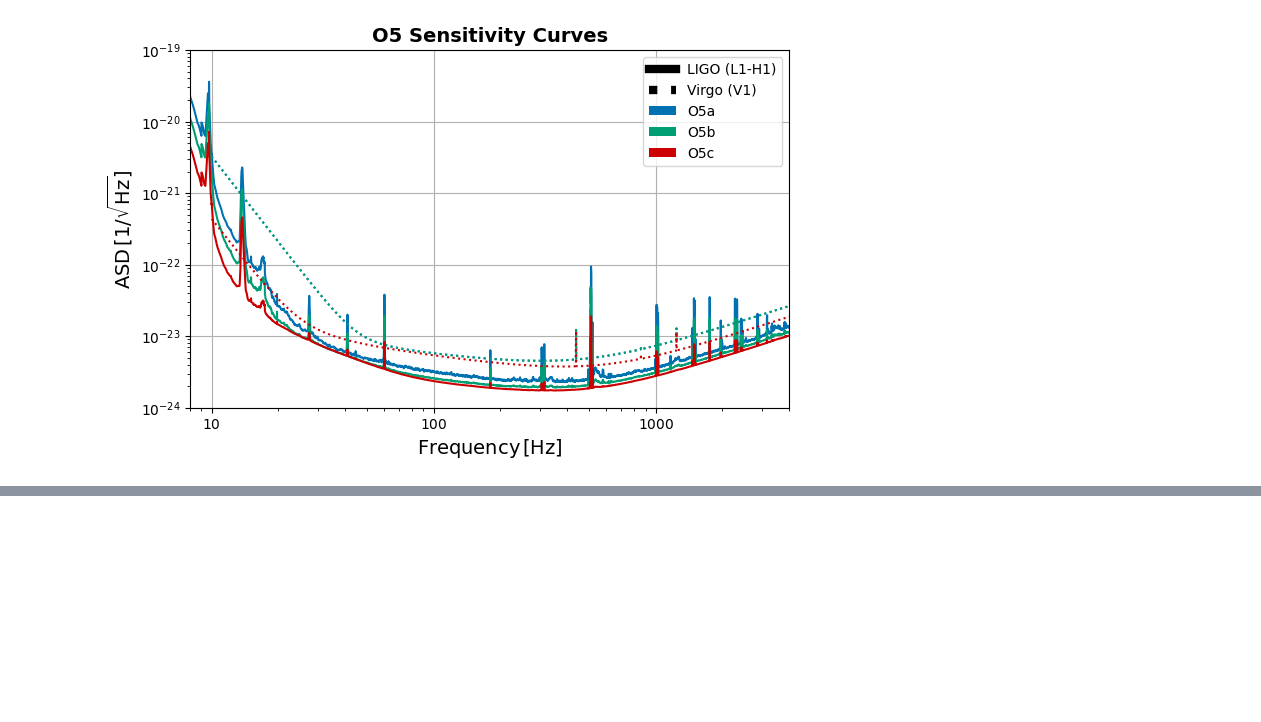
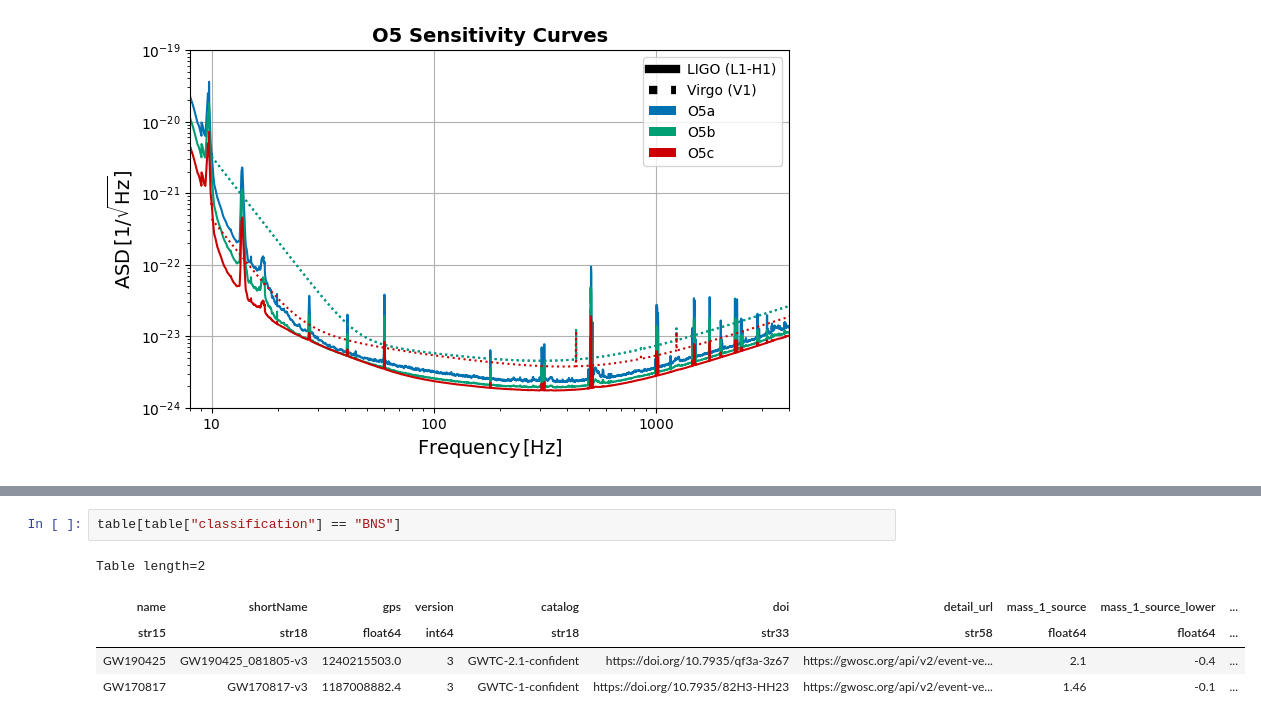
Before and after one commit to weizmannk/cbc-population-distributions, a Jupyter notebook: scripts/quick_start.ipynb, the cells around one changed output, grey strips where cells are left out. Cells and saved outputs as stored; diff of their text form; blank space fills up the shorter version.

```diff
--- a/scripts/quick_start.ipynb
+++ b/scripts/quick_start.ipynb
@@ -1513,0 +1614,8 @@ calculator.plot_sensitivity_curves(
+# %%
+table[table["classification"] == "BNS"]
+# %% [output]
+Table length=2
+| name | shortName | gps | version | catalog | doi | detail_url | mass_1_source | mass_1_source_lower | ... |
+| str15 | str18 | float64 | int64 | str18 | str33 | str58 | float64 | float64 | ... |
+| GW190425 | GW190425_081805-v3 | 1240215503.0 | 3 | GWTC-2.1-confident | https://doi.org/10.7935/qf3a-3z67 | https://gwosc.org/api/v2/event-ve... | 2.1 | -0.4 | ... |
+| GW170817 | GW170817-v3 | 1187008882.4 | 3 | GWTC-1-confident | https://doi.org/10.7935/82H3-HH23 | https://gwosc.org/api/v2/event-ve... | 1.46 | -0.1 | ... |
```
Also changed, not shown: parts of 11 cells of this notebook, 10 other files.
